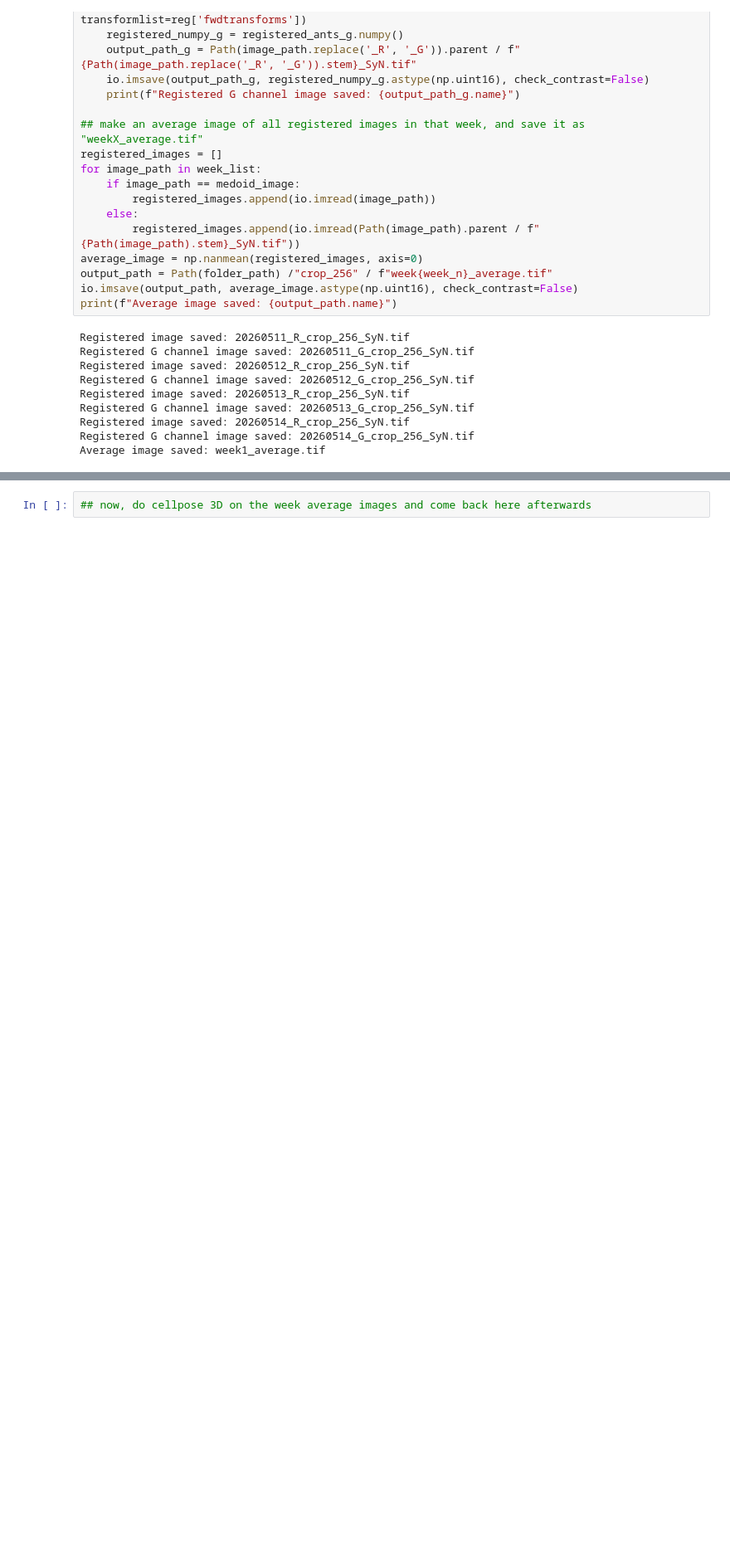
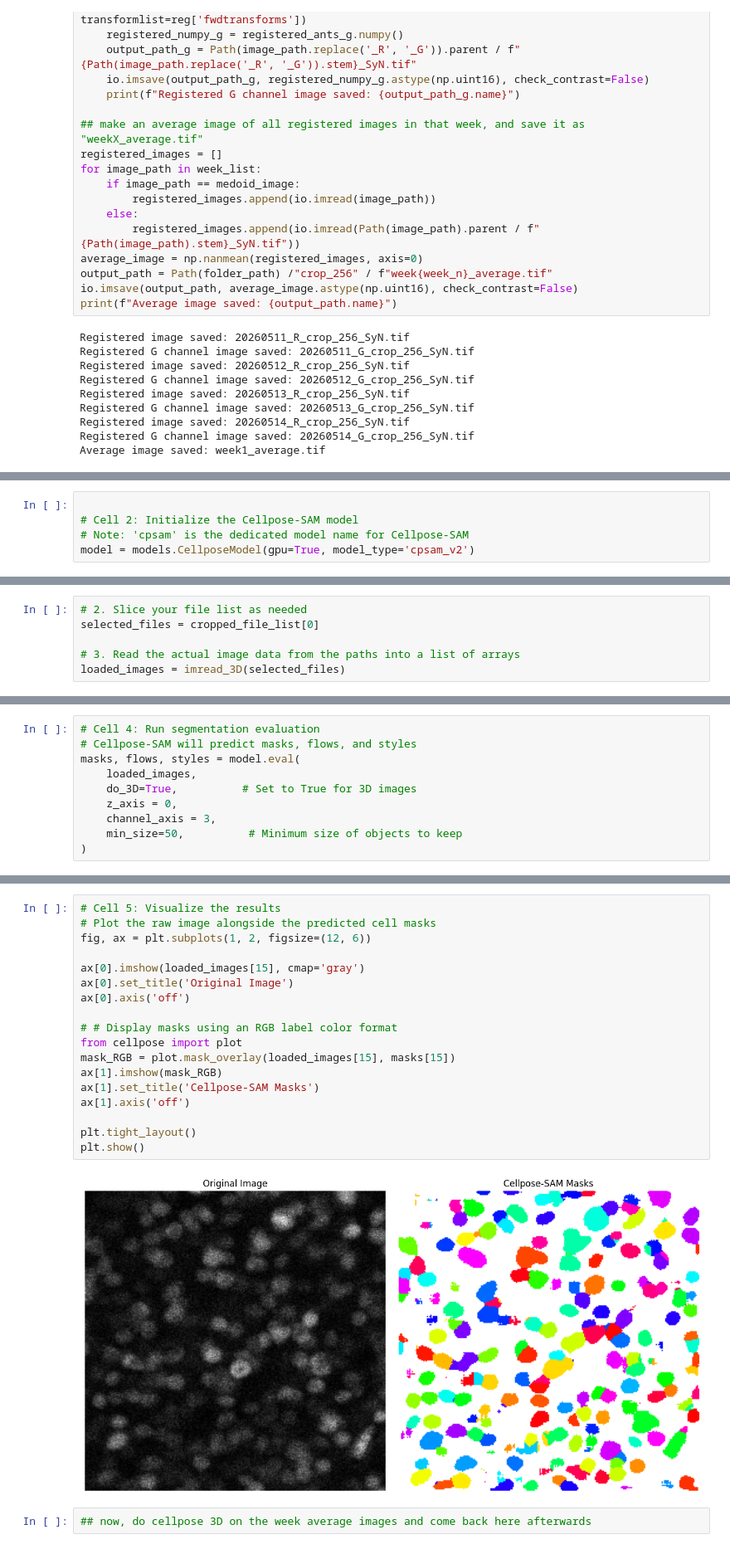
Before and after one commit to hung-lo/molecular_tracking, a Jupyter notebook: notebooks/weeklyRegister_20260531.ipynb, the cells around one changed output, grey strips where cells are left out. Shown at 83% size. Saved outputs shown, nothing was run; the diff lists cells and outputs as text; blank space fills up the shorter version.

```diff
--- a/notebooks/weeklyRegister_20260531.ipynb
+++ b/notebooks/weeklyRegister_20260531.ipynb
@@ -285,0 +293,5 @@ Average image saved: week1_average.tif
+# %%
+
+# Cell 2: Initialize the Cellpose-SAM model
+# Note: 'cpsam' is the dedicated model name for Cellpose-SAM
+model = models.CellposeModel(gpu=True, model_type='cpsam_v2')
@@ -285,0 +303,6 @@ Average image saved: week1_average.tif
+# %%
+# 2. Slice your file list as needed
+selected_files = cropped_file_list[0]
+
+# 3. Read the actual image data from the paths into a list of arrays
+loaded_images = imread_3D(selected_files)
@@ -285,0 +331,10 @@ Average image saved: week1_average.tif
+# %%
+# Cell 4: Run segmentation evaluation
+# Cellpose-SAM will predict masks, flows, and styles
+masks, flows, styles = model.eval(
+    loaded_images,
+    do_3D=True,          # Set to True for 3D images
+    z_axis = 0,
+    channel_axis = 3,
+    min_size=50,          # Minimum size of objects to keep
+)
@@ -286,3 +343,23 @@ Average image saved: week1_average.tif
+# %%
+# Cell 5: Visualize the results
+# Plot the raw image alongside the predicted cell masks
+fig, ax = plt.subplots(1, 2, figsize=(12, 6))
+
+ax[0].imshow(loaded_images[15], cmap='gray')
+ax[0].set_title('Original Image')
+ax[0].axis('off')
+
+# # Display masks using an RGB label color format
+from cellpose import plot
+mask_RGB = plot.mask_overlay(loaded_images[15], masks[15])
+ax[1].imshow(mask_RGB)
+ax[1].set_title('Cellpose-SAM Masks')
+ax[1].axis('off')
+
+plt.tight_layout()
+plt.show()
+# %% [output]
+[figure, added]
 # %%
 ## now, do cellpose 3D on the week average images and come back here afterwards
 # %%
```
Also changed, not shown: parts of 8 cells of this notebook.
